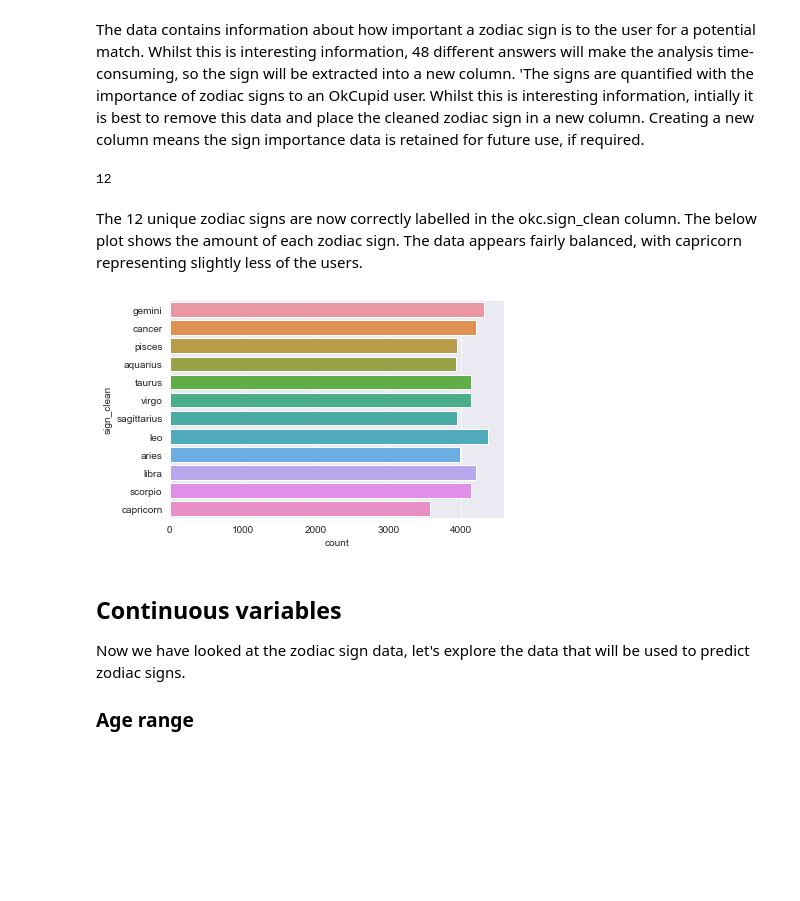
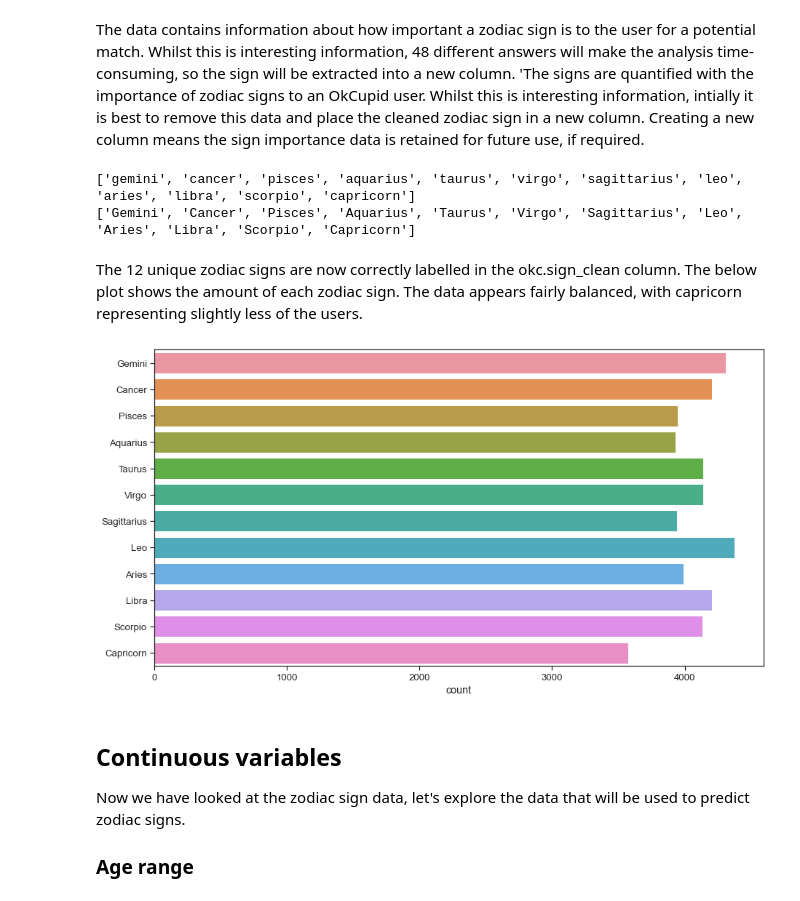
Before and after one commit to LottesofCode/Portfolio, a Jupyter notebook: _notebooks/2022-06-22-date-a-scientist.ipynb, the cells around one changed output. Drawn from its saved outputs; the diff is of its cells as text; code cells hidden in the pictures; blank space fills up the shorter version.

```diff
--- a/_notebooks/2022-06-22-date-a-scientist.ipynb
+++ b/_notebooks/2022-06-22-date-a-scientist.ipynb
@@ -185,19 +185,32 @@ array(['gemini', 'cancer', 'pisces but it doesn&rsquo;t matter', 'pisces',
 # %% [markdown]
 The data contains information about how important a zodiac sign is to the user for a potential match.  Whilst this is interesting information, 48 different answers will make the analysis time-consuming, so the sign will be extracted into a new column.
 'The signs are quantified with the importance of zodiac signs to an OkCupid user. Whilst this is interesting information, intially it is best to remove this data and place the cleaned zodiac sign in a new column. Creating a new column means the sign importance data is retained for future use, if required.
-# %%
-okc['sign_clean']= okc.sign.str.split(' ').str[0]
-okc.sign_clean.nunique()
-# %% [output]
-12
+# %%
+okc['sign_clean']= okc.sign.str.split(' ').str[0]
+okc.sign_clean.nunique()
+sign_labels = list(okc.sign_clean.unique())
+sign_labels_nonull = [item for item in sign_labels if not(pd.isnull(item)) == True]
+print(sign_labels_nonull)
+
+sign_labels_plt = [x.title() for x in sign_labels_nonull]
+print(sign_labels_plt)
+# %% [output]
+['gemini', 'cancer', 'pisces', 'aquarius', 'taurus', 'virgo', 'sagittarius', 'leo', 'aries', 'libra', 'scorpio', 'capricorn']
+['Gemini', 'Cancer', 'Pisces', 'Aquarius', 'Taurus', 'Virgo', 'Sagittarius', 'Leo', 'Aries', 'Libra', 'Scorpio', 'Capricorn']
 # %% [markdown]
 The 12 unique zodiac signs are now correctly labelled in the okc.sign_clean column.
 The below plot shows the amount of each zodiac sign.  The data appears fairly balanced, with capricorn representing slightly less of the users.
-# %%
-sns.countplot(data=okc, y='sign_clean')
-plt.show()
-# %% [output]
-[figure, removed]
+# %%
+sns.set(style = 'ticks')
+sns.set_context("notebook", font_scale=1.2, rc={"lines.linewidth": 2.5})
+f, ax = plt.subplots(figsize=(15,8))
+sns.countplot(data=okc, y='sign_clean')
+sns.color_palette("Spectral", as_cmap=True)
+ax.set_ylabel('')
+ax.set_yticklabels(sign_labels_plt)
+plt.show()
+# %% [output]
+[figure, added]
 # %% [markdown]
 ## Continuous variables
 
```
Also changed, not shown: parts of 1 cell of this notebook.
